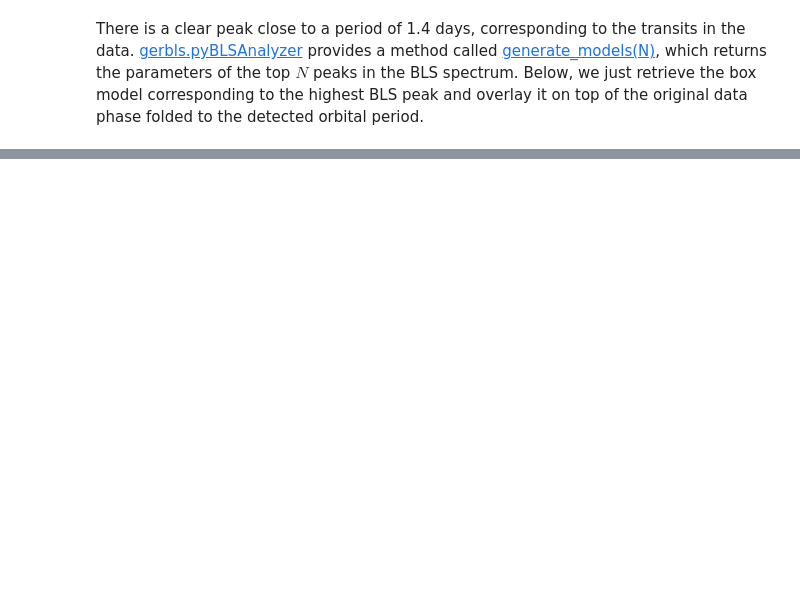
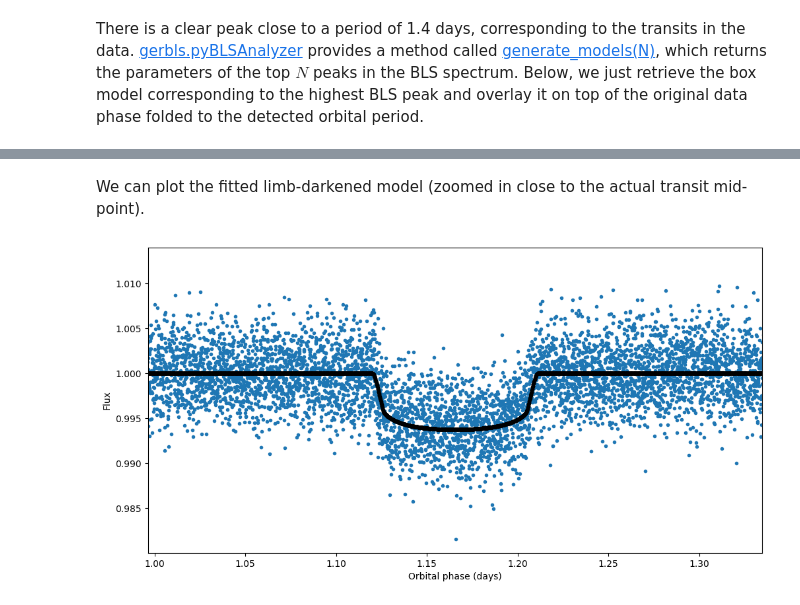
Before and after one commit to kment/GERBLS, a Jupyter notebook: docs/source/examples/fastbls.ipynb, the cells around one changed output, grey strips where cells are left out. Cells and saved outputs as stored; diff of their text form; code cells hidden in the pictures; blank space fills up the shorter version.

```diff
--- a/docs/source/examples/fastbls.ipynb
+++ b/docs/source/examples/fastbls.ipynb
@@ -95,0 +98,4 @@ SNR: 30.8295
+# %%
+model_LD = gerbls.LDModel.from_BLS(model)
+model_LD.fit(data)
+print(model_LD)
@@ -95,0 +117,12 @@ SNR: 30.8295
+# %% [markdown]
+We can plot the fitted limb-darkened model (zoomed in close to the actual transit mid-point).
+# %%
+plt.figure(figsize=(12, 6))
+plt.plot(data.rjd % model_LD.P, data.mag, ".")
+plt.plot(data.rjd % model_LD.P, model_LD.eval(data.rjd), "k.")
+plt.xlim(model_LD.t0 - model_LD.dur * 2, model_LD.t0 + model_LD.dur * 2)
+plt.xlabel("Orbital phase (days)")
+plt.ylabel("Flux")
+plt.show()
+# %% [output]
+[figure, added]
```
Also changed, not shown: parts of 8 cells of this notebook.
